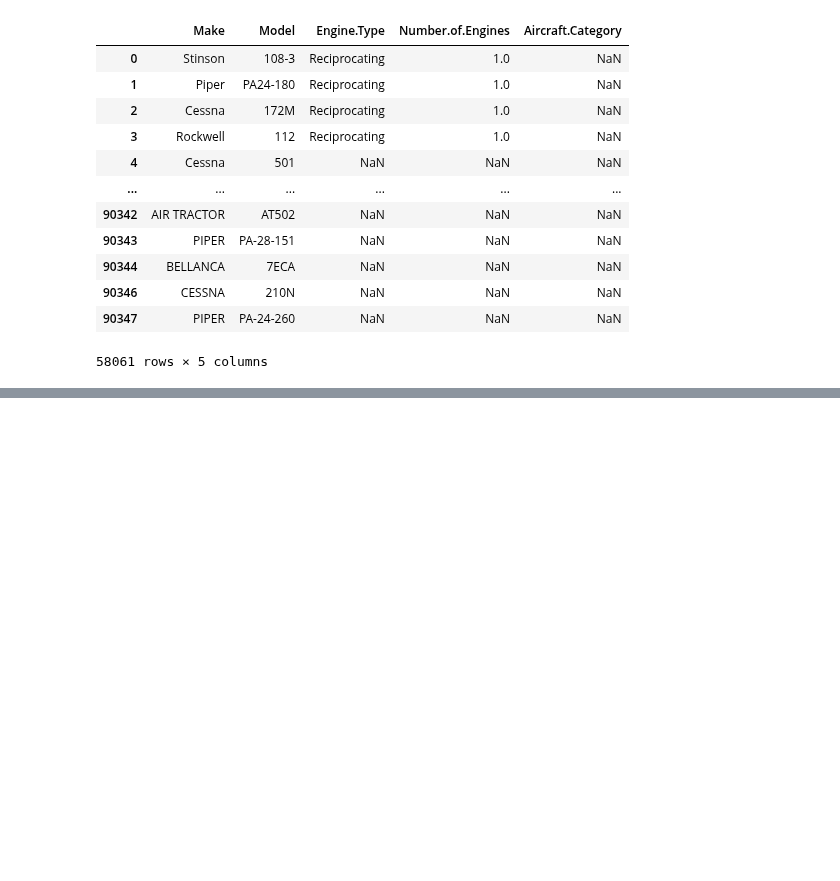
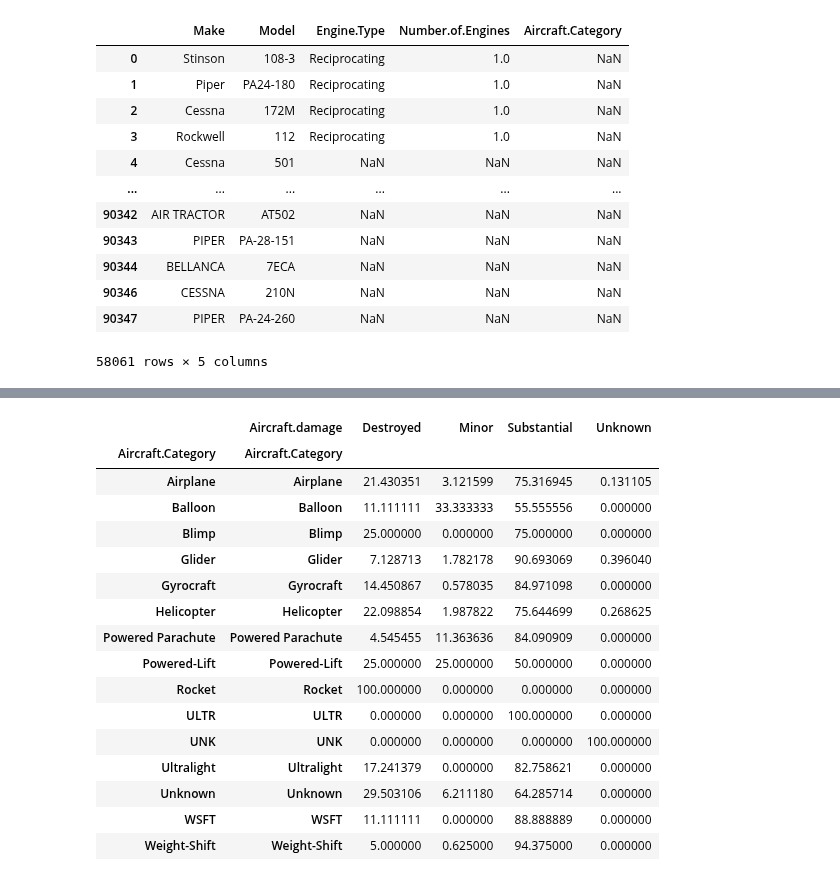
Before and after one commit to GiannaSal/data-driven-insights-for-aviation-risk-management, a Jupyter notebook: analysis.ipynb, the cells around one changed output, grey strips where cells are left out. Drawn from its saved outputs; the diff is of its cells as text; code cells hidden in the pictures; blank space fills up the shorter version.

```diff
--- a/analysis.ipynb
+++ b/analysis.ipynb
@@ -244,0 +433,22 @@ fill_groups_df.to_csv("aircraft groups per make")
+# %%
+damage_dist = aircraft_accident_rates.groupby(['Aircraft.Category', 'Aircraft.damage']).size().unstack(fill_value=0)
+damage_dist_percentage = aircraft_accident_rates.groupby(['Aircraft.Category', 'Aircraft.damage']).size().groupby(level=0).apply(lambda x: (x /x.sum())*100).unstack(fill_value=0)
+damage_dist_percentage
+# %% [output]
+|  | Aircraft.damage | Destroyed | Minor | Substantial | Unknown |
+| Aircraft.Category | Aircraft.Category |  |  |  |  |
+| Airplane | Airplane | 21.430351 | 3.121599 | 75.316945 | 0.131105 |
+| Balloon | Balloon | 11.111111 | 33.333333 | 55.555556 | 0.000000 |
+| Blimp | Blimp | 25.000000 | 0.000000 | 75.000000 | 0.000000 |
+| Glider | Glider | 7.128713 | 1.782178 | 90.693069 | 0.396040 |
+| Gyrocraft | Gyrocraft | 14.450867 | 0.578035 | 84.971098 | 0.000000 |
+| Helicopter | Helicopter | 22.098854 | 1.987822 | 75.644699 | 0.268625 |
+| Powered Parachute | Powered Parachute | 4.545455 | 11.363636 | 84.090909 | 0.000000 |
+| Powered-Lift | Powered-Lift | 25.000000 | 25.000000 | 50.000000 | 0.000000 |
+| Rocket | Rocket | 100.000000 | 0.000000 | 0.000000 | 0.000000 |
+| ULTR | ULTR | 0.000000 | 0.000000 | 100.000000 | 0.000000 |
+| UNK | UNK | 0.000000 | 0.000000 | 0.000000 | 100.000000 |
+| Ultralight | Ultralight | 17.241379 | 0.000000 | 82.758621 | 0.000000 |
+| Unknown | Unknown | 29.503106 | 6.211180 | 64.285714 | 0.000000 |
+| WSFT | WSFT | 11.111111 | 0.000000 | 88.888889 | 0.000000 |
+| Weight-Shift | Weight-Shift | 5.000000 | 0.625000 | 94.375000 | 0.000000 |
```
Also changed, not shown: parts of 12 cells of this notebook, 3 other files.
